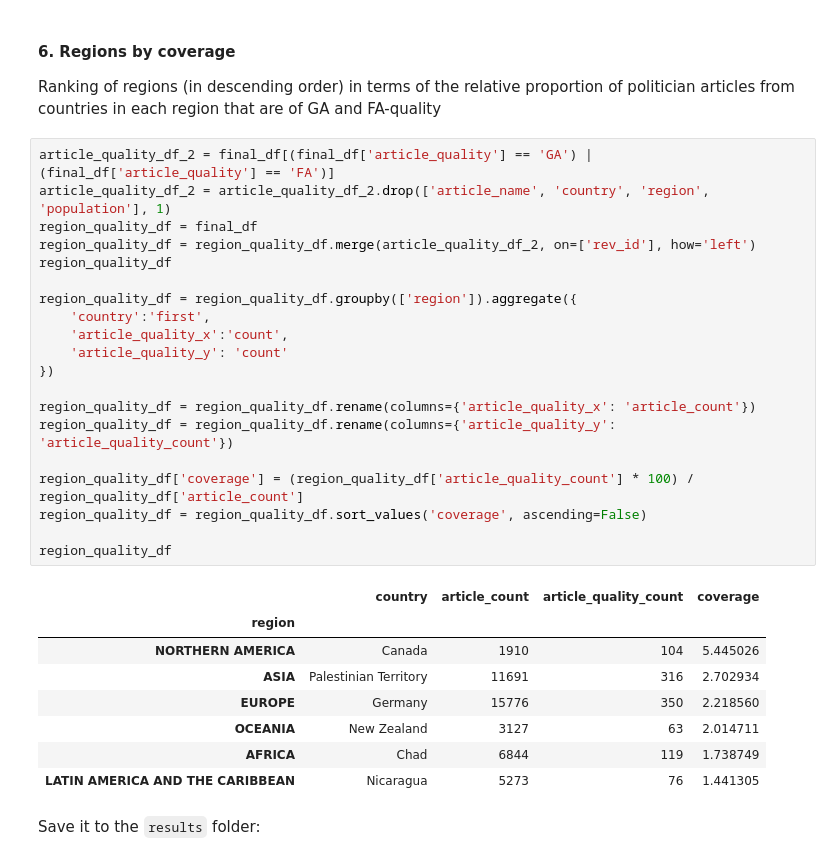
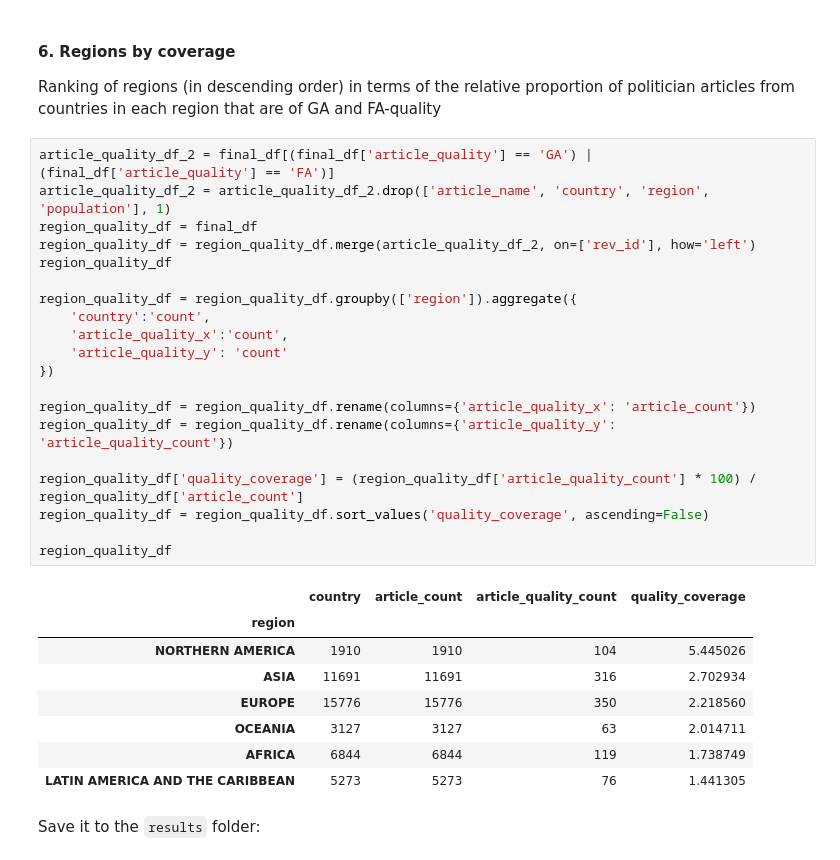
Before and after one commit to Arne117/A3-hcds-hcc-bias, a Jupyter notebook: src/A3_Wikipedia_ORES_Bias.ipynb, the cells around one changed output. Saved outputs shown, nothing was run; the diff lists cells and outputs as text.

```diff
--- a/src/A3_Wikipedia_ORES_Bias.ipynb
+++ b/src/A3_Wikipedia_ORES_Bias.ipynb
@@ -451,32 +451,32 @@ Ranking of regions (in descending order) in terms of the relative proportion of
 # %%
 article_quality_df_2 = final_df[(final_df['article_quality'] == 'GA') | (final_df['article_quality'] == 'FA')]
 article_quality_df_2 = article_quality_df_2.drop(['article_name', 'country', 'region', 'population'], 1)
 region_quality_df = final_df
 region_quality_df = region_quality_df.merge(article_quality_df_2, on=['rev_id'], how='left')
 region_quality_df
 
 region_quality_df = region_quality_df.groupby(['region']).aggregate({
-    'country':'first',
+    'country':'count',
     'article_quality_x':'count',
     'article_quality_y': 'count'
 })
 
 region_quality_df = region_quality_df.rename(columns={'article_quality_x': 'article_count'})
 region_quality_df = region_quality_df.rename(columns={'article_quality_y': 'article_quality_count'})
 
-region_quality_df['coverage'] = (region_quality_df['article_quality_count'] * 100) / region_quality_df['article_count']
-region_quality_df = region_quality_df.sort_values('coverage', ascending=False)
+region_quality_df['quality_coverage'] = (region_quality_df['article_quality_count'] * 100) / region_quality_df['article_count']
+region_quality_df = region_quality_df.sort_values('quality_coverage', ascending=False)
 
 region_quality_df
 # %% [output]
-|  | country | article_count | article_quality_count | coverage |
+|  | country | article_count | article_quality_count | quality_coverage |
 | region |  |  |  |  |
-| NORTHERN AMERICA | Canada | 1910 | 104 | 5.445026 |
-| ASIA | Palestinian Territory | 11691 | 316 | 2.702934 |
-| EUROPE | Germany | 15776 | 350 | 2.218560 |
-| OCEANIA | New Zealand | 3127 | 63 | 2.014711 |
-| AFRICA | Chad | 6844 | 119 | 1.738749 |
-| LATIN AMERICA AND THE CARIBBEAN | Nicaragua | 5273 | 76 | 1.441305 |
+| NORTHERN AMERICA | 1910 | 1910 | 104 | 5.445026 |
+| ASIA | 11691 | 11691 | 316 | 2.702934 |
+| EUROPE | 15776 | 15776 | 350 | 2.218560 |
+| OCEANIA | 3127 | 3127 | 63 | 2.014711 |
+| AFRICA | 6844 | 6844 | 119 | 1.738749 |
+| LATIN AMERICA AND THE CARIBBEAN | 5273 | 5273 | 76 | 1.441305 |
 # %% [markdown]
 Save it to the `results` folder:
 # %%
```
Also changed, not shown: 2 other files.
